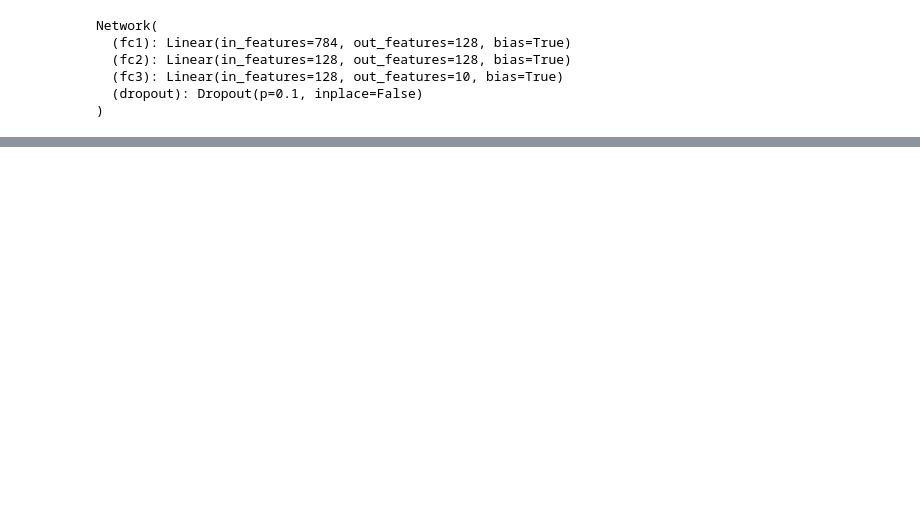
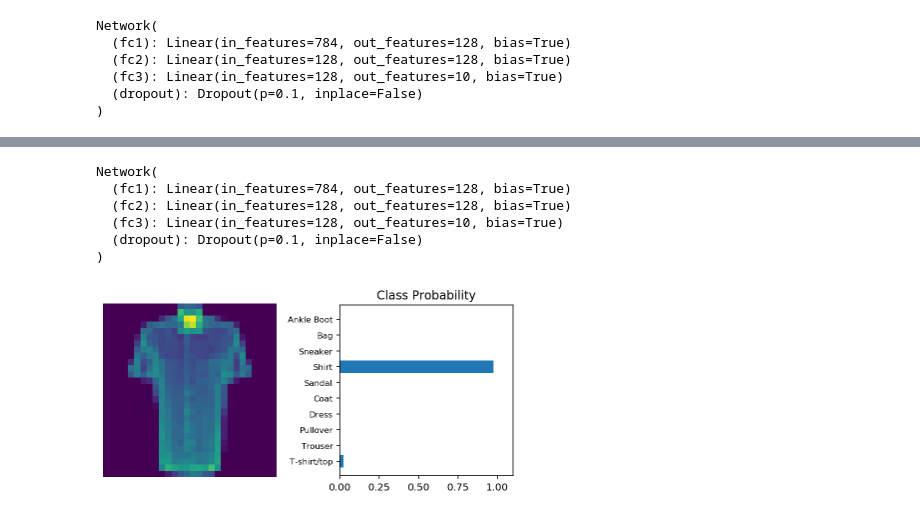
Before and after one commit to srivathsa729/FashionMNIST, a Jupyter notebook: FashionMNIST.ipynb, the cells around one changed output, grey strips where cells are left out. Cells and saved outputs as stored; diff of their text form; code cells hidden in the pictures; blank space fills up the shorter version.

Commit message:
Added code to save model

```diff
--- a/FashionMNIST.ipynb
+++ b/FashionMNIST.ipynb
@@ -178,0 +221,28 @@ view_classify(inp, op_prob)
+# %%
+#Fuction to Load model parameters
+def load_model_params(path):
+    model = Network()
+    model.load_state_dict(torch.load(path))
+
+    return model
+# %%
+# Checking Model after re-loading
+model_2 = load_model_params("checkpoint.pth")
+
+model_2.eval()
+# %% [output]
+Network(
+  (fc1): Linear(in_features=784, out_features=128, bias=True)
+  (fc2): Linear(in_features=128, out_features=128, bias=True)
+  (fc3): Linear(in_features=128, out_features=10, bias=True)
+  (dropout): Dropout(p=0.1, inplace=False)
+)
+# %%
+with torch.no_grad():
+    output = model_2(inp)
+# %%
+output_prob = torch.exp(output)
+# %%
+view_classify(inp, output_prob)
+# %% [output]
+[figure, added]
```
Also changed, not shown: parts of 14 cells of this notebook.
